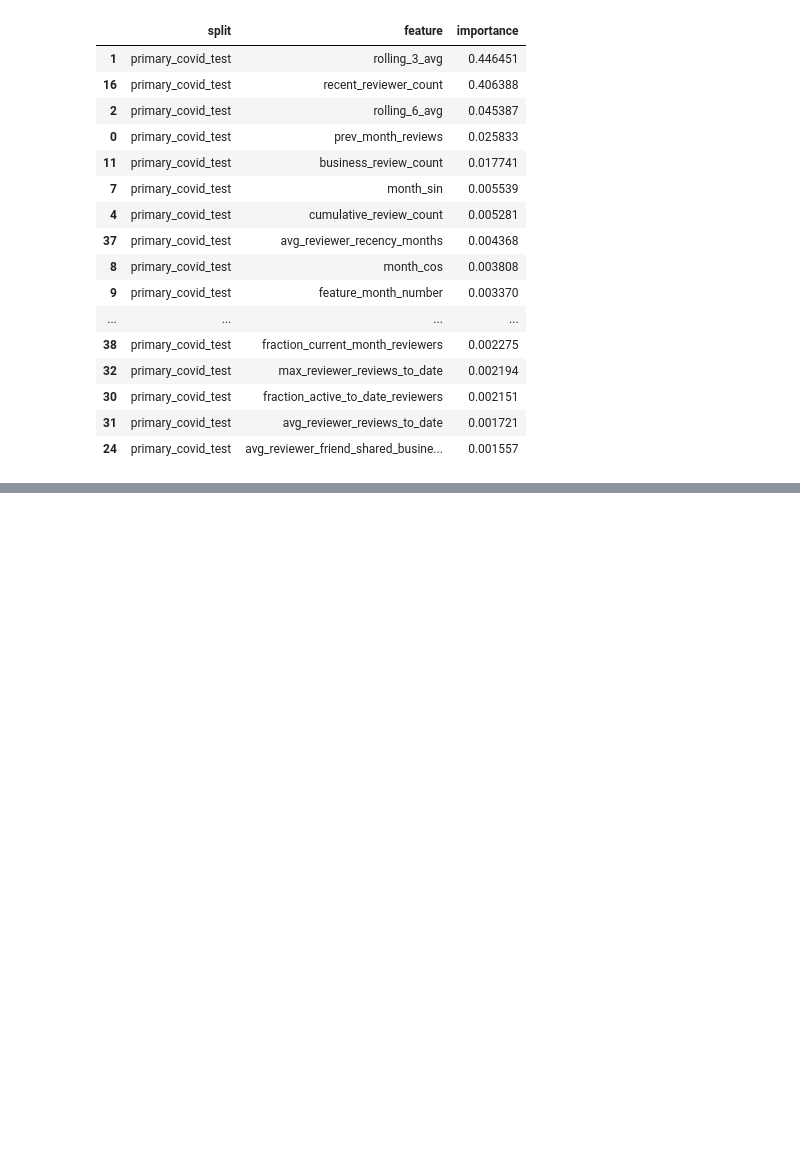
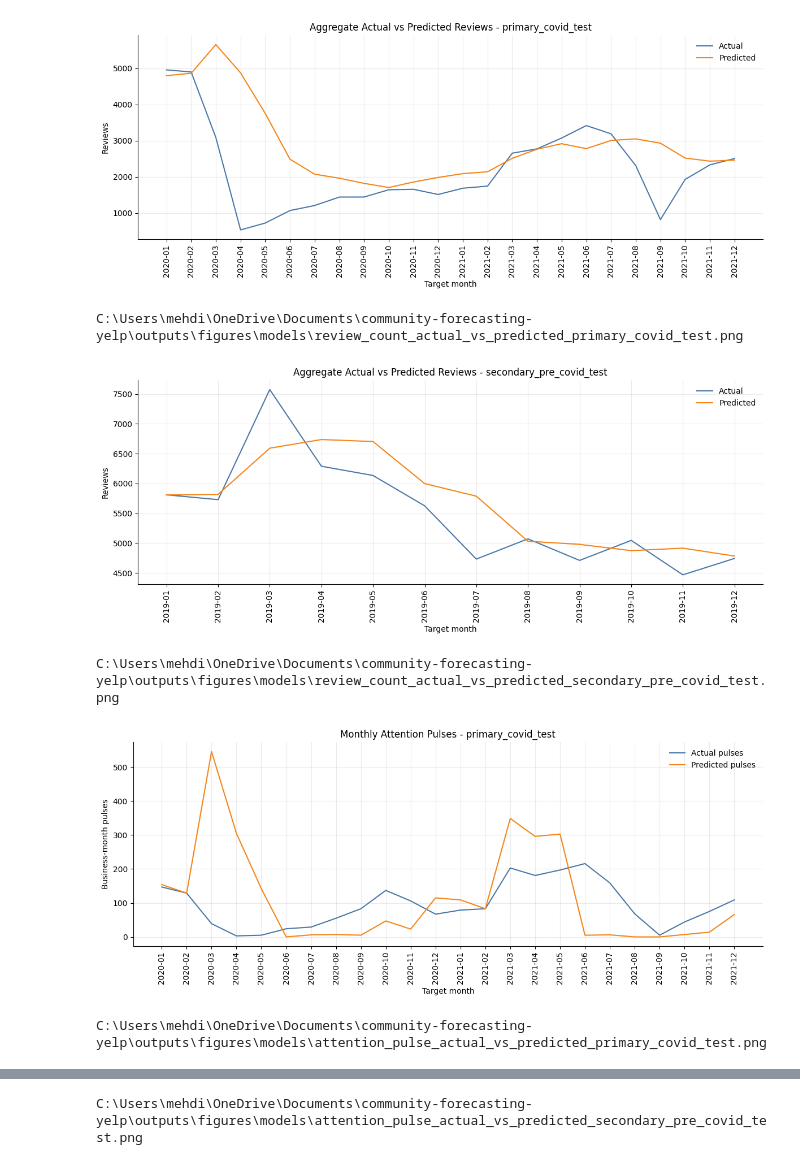
Before and after one commit to MehdiHellall/community-forecasting-yelp, a Jupyter notebook: notebooks/06_forecasting_models.ipynb, the cells around one changed output, grey strips where cells are left out. Drawn from its saved outputs; the diff is of its cells as text; code cells hidden in the pictures; blank space fills up the shorter version.

```diff
--- a/notebooks/06_forecasting_models.ipynb
+++ b/notebooks/06_forecasting_models.ipynb
@@ -192,27 +315,44 @@ C:\Users\mehdi\OneDrive\Documents\community-forecasting-yelp\outputs\figures\mod
 # %%
-importance_rows = []
-for (split_name, model_name), (model, features) in trained_models.items():
-    if model_name != "ML: historical + business + SNA":
-        continue
-    for feature, importance in zip(features, model.feature_importances_):
-        importance_rows.append({"split": split_name, "feature": feature, "importance": importance})
-importance_df = pd.DataFrame(importance_rows).sort_values(["split", "importance"], ascending=[True, False])
-importance_df.head(20)
+comparison_model = "ML: all modalities"
+for split_name in predictions_df["split"].unique():
+    plot_df = predictions_df[(predictions_df["split"] == split_name) & (predictions_df["model"] == comparison_model)].copy()
+    monthly = plot_df.groupby("target_month_str").agg(actual=("target_next_month_reviews", "sum"), predicted=("prediction", "sum")).reset_index()
+    fig, ax = plt.subplots(figsize=(12, 5))
+    ax.plot(monthly["target_month_str"], monthly["actual"], label="Actual", color="#4C78A8")
+    ax.plot(monthly["target_month_str"], monthly["predicted"], label="Predicted", color="#F58518")
+    ax.set_title(f"Aggregate Actual vs Predicted Reviews - {split_name}")
+    ax.set_xlabel("Target month")
+    ax.set_ylabel("Reviews")
+    ax.tick_params(axis="x", rotation=90)
+    ax.legend(frameon=False)
+    fig.tight_layout()
+    path = FIGURES_DIR / f"review_count_actual_vs_predicted_{split_name}.png"
+    fig.savefig(path, dpi=160)
+    plt.show()
+    plt.close(fig)
+    print(path)
+
+for split_name in pulse_predictions_df["split"].unique():
+    plot_df = pulse_predictions_df[(pulse_predictions_df["split"] == split_name) & (pulse_predictions_df["model"] == comparison_model)].copy()
+    monthly = plot_df.groupby("target_month_str").agg(actual_pulses=("attention_pulse", "sum"), predicted_pulses=("prediction", "sum")).reset_index()
+    fig, ax = plt.subplots(figsize=(12, 5))
+    ax.plot(monthly["target_month_str"], monthly["actual_pulses"], label="Actual pulses", color="#4C78A8")
+    ax.plot(monthly["target_month_str"], monthly["predicted_pulses"], label="Predicted pulses", color="#F58518")
+    ax.set_title(f"Monthly Attention Pulses - {split_name}")
+    ax.set_xlabel("Target month")
+    ax.set_ylabel("Business-month pulses")
+    ax.tick_params(axis="x", rotation=90)
+    ax.legend(frameon=False)
+    fig.tight_layout()
+    path = FIGURES_DIR / f"attention_pulse_actual_vs_predicted_{split_name}.png"
+    fig.savefig(path, dpi=160)
+    plt.show()
+    plt.close(fig)
+    print(path)
 # %% [output]
-|  | split | feature | importance |
-| 1 | primary_covid_test | rolling_3_avg | 0.446451 |
-| 16 | primary_covid_test | recent_reviewer_count | 0.406388 |
-| 2 | primary_covid_test | rolling_6_avg | 0.045387 |
-| 0 | primary_covid_test | prev_month_reviews | 0.025833 |
-| 11 | primary_covid_test | business_review_count | 0.017741 |
-| 7 | primary_covid_test | month_sin | 0.005539 |
-| 4 | primary_covid_test | cumulative_review_count | 0.005281 |
-| 37 | primary_covid_test | avg_reviewer_recency_months | 0.004368 |
-| 8 | primary_covid_test | month_cos | 0.003808 |
-| 9 | primary_covid_test | feature_month_number | 0.003370 |
-| ... | ... | ... | ... |
-| 38 | primary_covid_test | fraction_current_month_reviewers | 0.002275 |
-| 32 | primary_covid_test | max_reviewer_reviews_to_date | 0.002194 |
-| 30 | primary_covid_test | fraction_active_to_date_reviewers | 0.002151 |
-| 31 | primary_covid_test | avg_reviewer_reviews_to_date | 0.001721 |
-| 24 | primary_covid_test | avg_reviewer_friend_shared_busine... | 0.001557 |
+[figure, added]
+C:\Users\mehdi\OneDrive\Documents\community-forecasting-yelp\outputs\figures\models\review_count_actual_vs_predicted_primary_covid_test.png
+[figure, added]
+C:\Users\mehdi\OneDrive\Documents\community-forecasting-yelp\outputs\figures\models\review_count_actual_vs_predicted_secondary_pre_covid_test.png
+[figure, added]
+C:\Users\mehdi\OneDrive\Documents\community-forecasting-yelp\outputs\figures\models\attention_pulse_actual_vs_predicted_primary_covid_test.png
@@ -219 +360,2 @@ importance_df.head(20)
+C:\Users\mehdi\OneDrive\Documents\community-forecasting-yelp\outputs\figures\models\attention_pulse_actual_vs_predicted_secondary_pre_covid_test.png
 # %%
```
Also changed, not shown: parts of 10 cells of this notebook, 13 other files.
